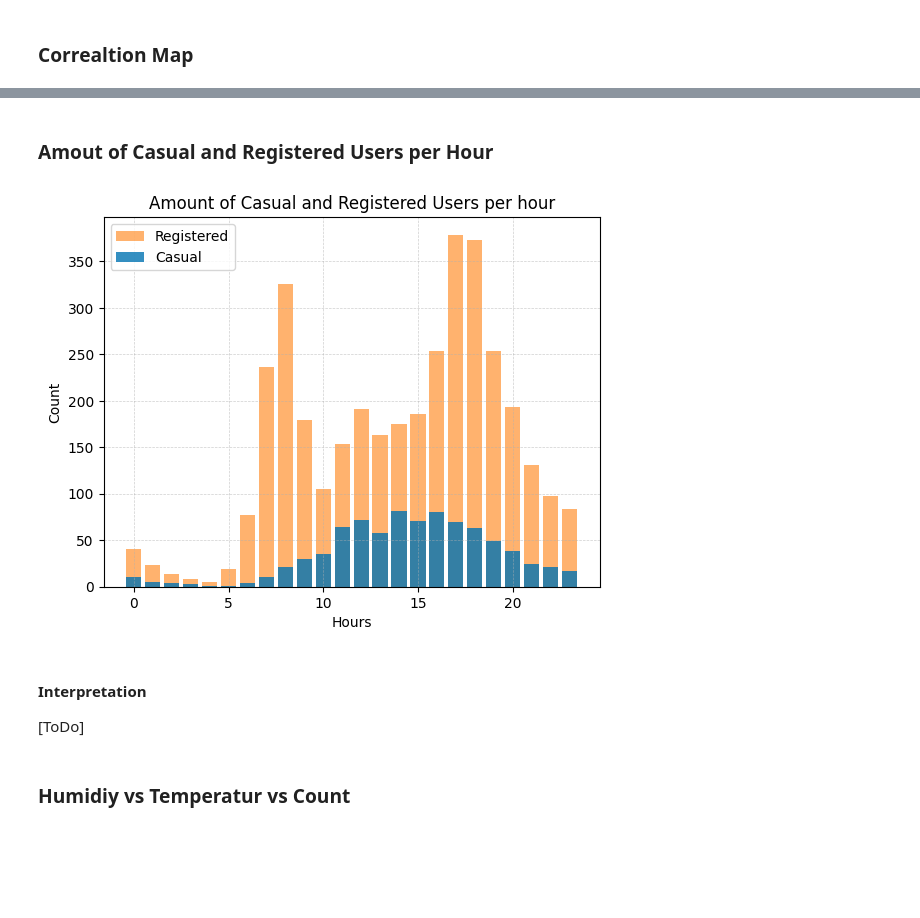
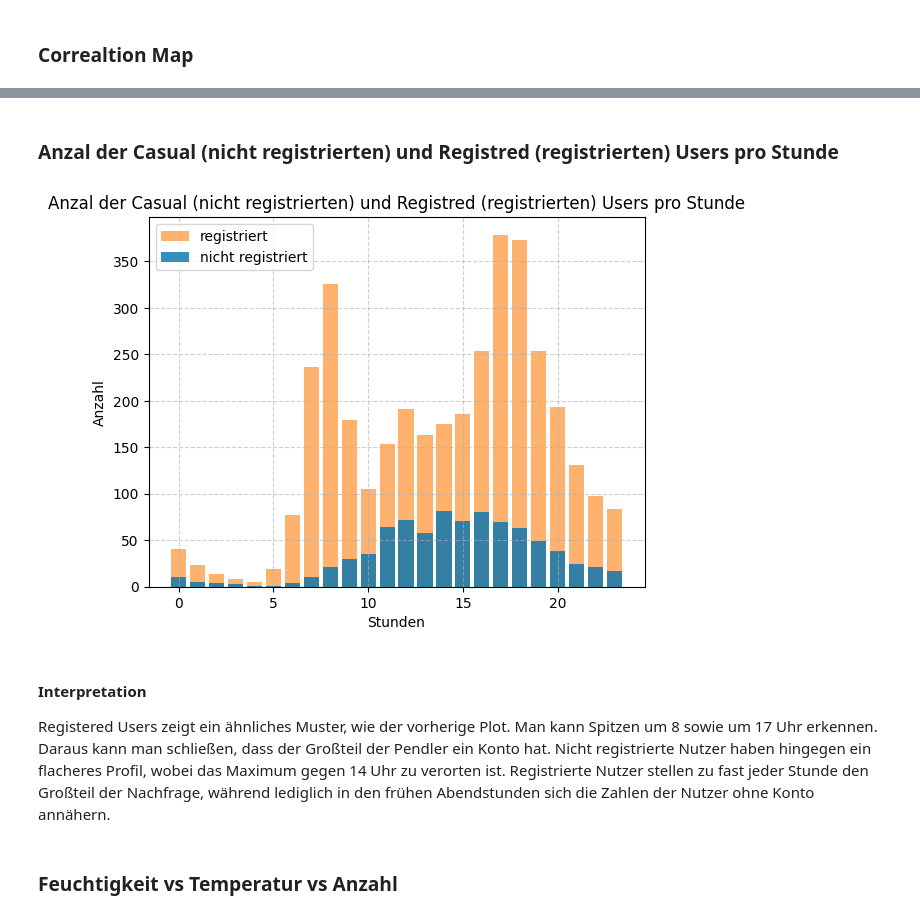
Before and after one commit to JR2909/DSKI-KI-ML-Project, a Jupyter notebook: code/data_exploration.ipynb, the cells around one changed output, grey strips where cells are left out. Cells and saved outputs as stored; diff of their text form; code cells hidden in the pictures; blank space fills up the shorter version.

```diff
--- a/code/data_exploration.ipynb
+++ b/code/data_exploration.ipynb
@@ -54,6 +54,8 @@ memory usage: 2.3 MB
 |casual|count of casual users| int      |
 |registered| count of registered users| int      |
 |cnt|count of total users|int|
+# %%
+df=df.drop(columns=["instant"])
 # %% [markdown]
 ### Correaltion Map
 # %%
@@ -79,13 +81,15 @@ sns.heatmap(
 # %%
-season_map = {1: 'spring', 2: 'summer', 3: 'autumn', 4: 'winter'}
+season_map = {1: 'fruehling', 2: 'sommer', 3: 'herbst', 4: 'winter'}
 df['season'] = df['season'].map(season_map)
 sns.boxplot(data=df,
             x='season',
             y='cnt',
-            order=['spring', 'summer', 'autumn', 'winter'])
+            order=['fruehling', 'sommer', 'herbst', 'winter'])
 plt.grid(True,
          linestyle='--',
          alpha=0.6
          )
-plt.title("Count per Season")
+plt.xlabel("Jahreszeit")
+plt.ylabel("Anzahl")
+plt.title("Anzahl von Fahrrädern nach Jahreszeit")
 # %% [output]
@@ -125,5 +131,5 @@ Text(0.5, 1.0, 'Count at Weather')
 # %%
-workingday_map = {0: 'Weekend/Holiday', 1: 'Workingday'}
+workingday_map = {0: 'Ruhetag', 1: 'Arbeitstag'}
 df_sample = df.sample(frac=0.05,
                       random_state=42
                       )
@@ -133,5 +139,7 @@ sns.barplot(data=df_sample,
             y='cnt',
             errorbar=None,
             )
-plt.title("Count per Daykind")
+plt.xlabel("Tagesart")
+plt.ylabel("Anzahl")
+plt.title("Anzahl je nach Tagesart")
 # %% [output]
@@ -218,35 +233,35 @@ plt.grid(True,
 # %% [markdown]
-### Amout of Casual and Registered Users per Hour
+### Anzal der Casual (nicht registrierten) und Registred (registrierten) Users pro Stunde
 # %%
 data_to_plot = df_sample.groupby('hr')[['casual', 'registered']].mean()
 plt.bar(
     data_to_plot.index,
     data_to_plot['registered'],
     color='#ff7f0e',
-    label='Registered',
+    label='registriert',
     alpha=0.6
 )
 plt.bar(data_to_plot.index,
         data_to_plot['casual'],
-        label='Casual',
+        label='nicht registriert',
         alpha=0.8
         )
-plt.xlabel("Hours")
-plt.ylabel("Count")
+plt.xlabel("Stunden")
+plt.ylabel("Anzahl")
 plt.grid(True,
          linestyle='--',
          alpha=0.6
          )
-plt.title("Amount of Casual and Registered Users per hour")
+plt.title("Anzal der Casual (nicht registrierten) und Registred (registrierten) Users pro Stunde")
 plt.legend()
 plt.show()
 # %% [output]
-[figure, old version]
+[figure, new version]
 # %% [markdown]
 #### Interpretation
-[ToDo]
+Registered Users zeigt ein ähnliches Muster, wie der vorherige Plot. Man kann Spitzen um 8 sowie um 17 Uhr erkennen. Daraus kann man schließen, dass der Großteil der Pendler ein Konto hat. Nicht registrierte Nutzer haben hingegen ein flacheres Profil, wobei das Maximum gegen 14 Uhr zu verorten ist. Registrierte Nutzer stellen zu fast jeder Stunde den Großteil der Nachfrage, während lediglich in den frühen Abendstunden sich die Zahlen der Nutzer ohne Konto annähern.
 # %% [markdown]
-### Humidiy vs Temperatur vs Count
+### Feuchtigkeit vs Temperatur vs Anzahl
 # %%
 scatter = plt.scatter(
     df_sample['temp'],
```
Also changed, not shown: parts of 23 cells of this notebook.
